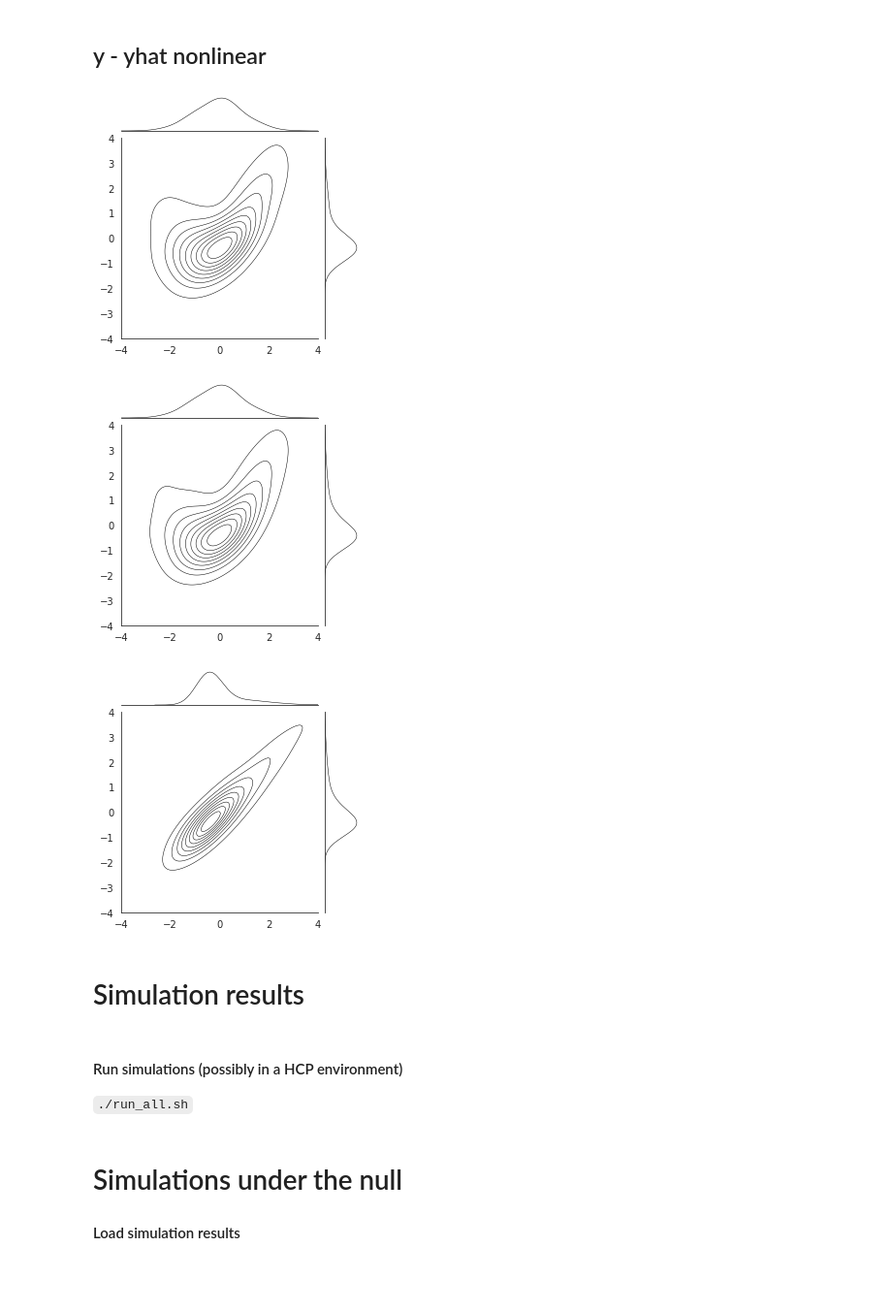
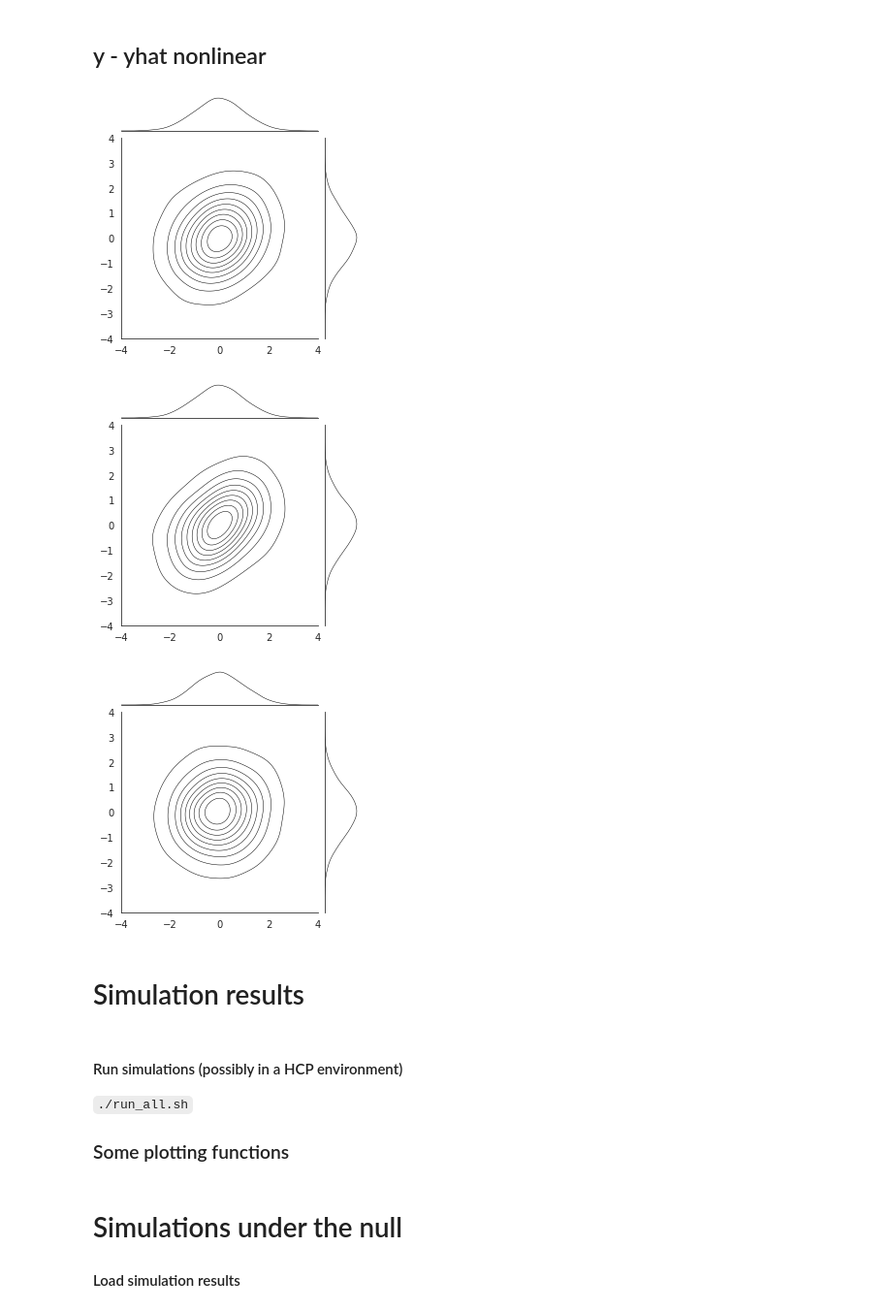
Before and after one commit to pni-lab/mlconfound-manuscript, a Jupyter notebook: simulated/plot_simulations.ipynb, the cells around one changed output. Shown at 97% size. Saved outputs shown, nothing was run; the diff lists cells and outputs as text; code cells hidden in the pictures; blank space fills up the shorter version.

```diff
--- a/simulated/plot_simulations.ipynb
+++ b/simulated/plot_simulations.ipynb
@@ -12,8 +13,8 @@ import matplotlib.pyplot as plt
 N=1
 n=10000
 
-w_yc=3
-w_yyhat=3
+w_yc=0.33
+w_yyhat=0.66
 w_cyhat=0
 # %% [markdown]
 ## 1. all normal and linear
@@ -78,30 +79,32 @@ with sns.axes_style("white"):
 # %%
 y, c, yhat =simulate_y_c_yhat(w_yc=w_yc,
                               w_yyhat=w_yyhat, w_cyhat=w_cyhat,
-                              n=1000,
+                              n=n,
                               random_state=42,
                               delta=1,
                               epsilon=0,
-                              nonlin_trf_fun=polynomial)
+                              nonlin_trf_fun=sigmoid)
 with sns.axes_style("white"):
     sns.jointplot(x=y,y=c, kind="kde", height=4,
                   marginal_kws={"color":"black", "lw":0.5, "bw_adjust":1.5},
                   joint_kws={"colors":"black", "linewidths":0.5, "bw_adjust":2},
                   xlim = (-4,4), ylim = (-4,4))
     sns.jointplot(x=y,y=yhat, kind="kde", height=4,
                   marginal_kws={"color":"black", "lw":0.5, "bw_adjust":1.5},
                   joint_kws={"colors":"black", "linewidths":0.5, "bw_adjust":2},
                   xlim = (-4,4), ylim = (-4,4))
     sns.jointplot(x=c,y=yhat, kind="kde", height=4,
                   marginal_kws={"color":"black", "lw":0.5, "bw_adjust":1.5},
                   joint_kws={"colors":"black", "linewidths":0.5, "bw_adjust":2},
                   xlim = (-4,4), ylim = (-4,4))
 # %% [output]
-[figure, old version]
+[figure, new version]
-[figure, old version]
+[figure, new version]
-[figure, old version]
+[figure, new version]
 # %% [markdown]
 # Simulation results
 # %% [markdown]
 #### Run simulations (possibly in a HCP environment)
 `./run_all.sh`
+
+### Some plotting functions
```
Also changed, not shown: parts of 15 cells of this notebook, 3 other files.
